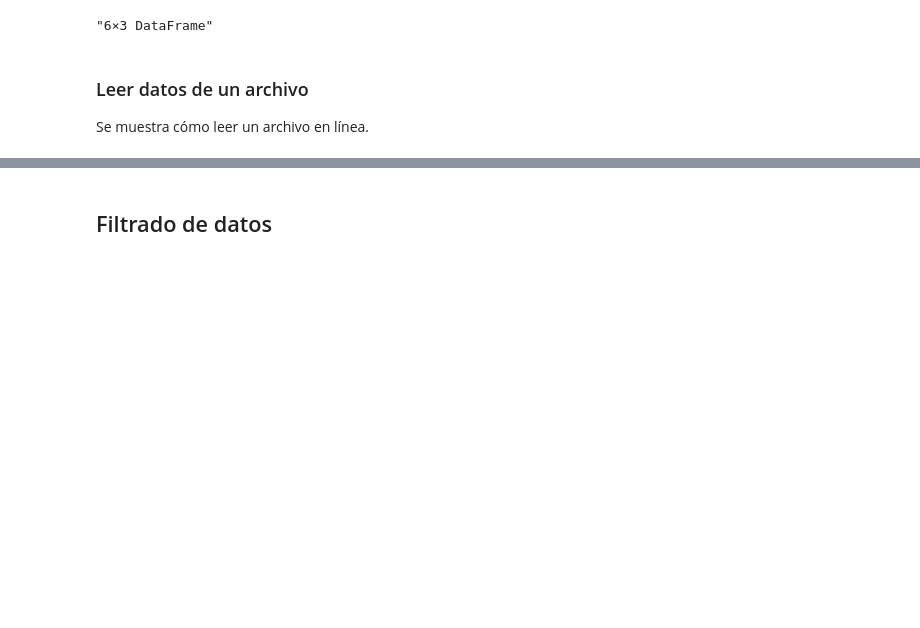
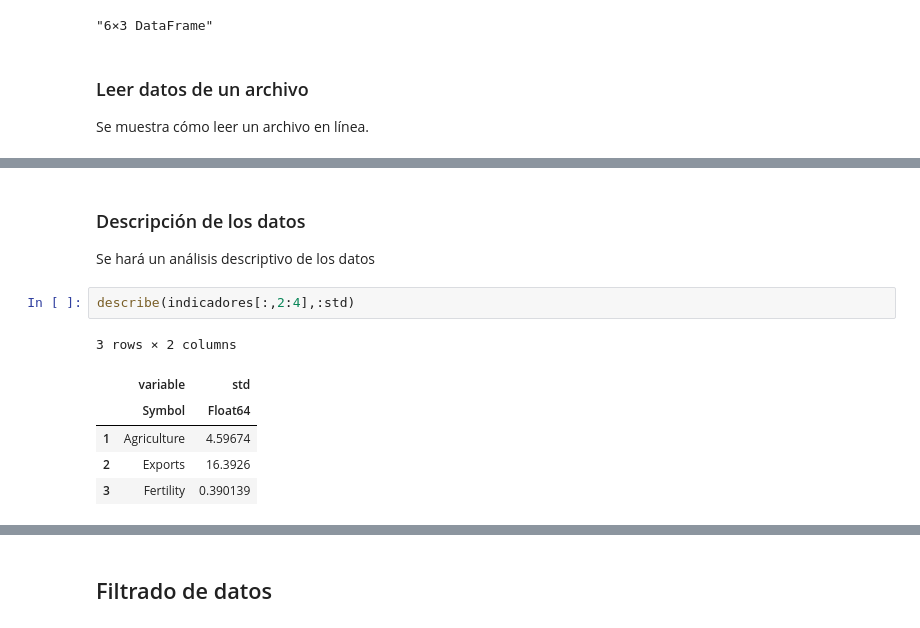
Before and after one commit to FranciscoAriel/FranciscoAriel.github.io, a Jupyter notebook: docs/julia/src/aprendiendo_julia.ipynb, the cells around one changed output, grey strips where cells are left out. Drawn from its saved outputs; the diff is of its cells as text; blank space fills up the shorter version.

```diff
--- a/docs/julia/src/aprendiendo_julia.ipynb
+++ b/docs/julia/src/aprendiendo_julia.ipynb
@@ -35,0 +56,13 @@ indicadores = CSV.read(download("https://franciscoariel.github.io/site/estadisti
+# %% [markdown]
+### Descripción de los datos
+
+Se hará un análisis descriptivo de los datos
+# %%
+describe(indicadores[:,2:4],:std)
+# %% [output]
+3 rows × 2 columns
+|  | variable | std |
+|  | Symbol | Float64 |
+| 1 | Agriculture | 4.59674 |
+| 2 | Exports | 16.3926 |
+| 3 | Fertility | 0.390139 |
```
Also changed, not shown: parts of 2 cells of this notebook, 7 other files.
